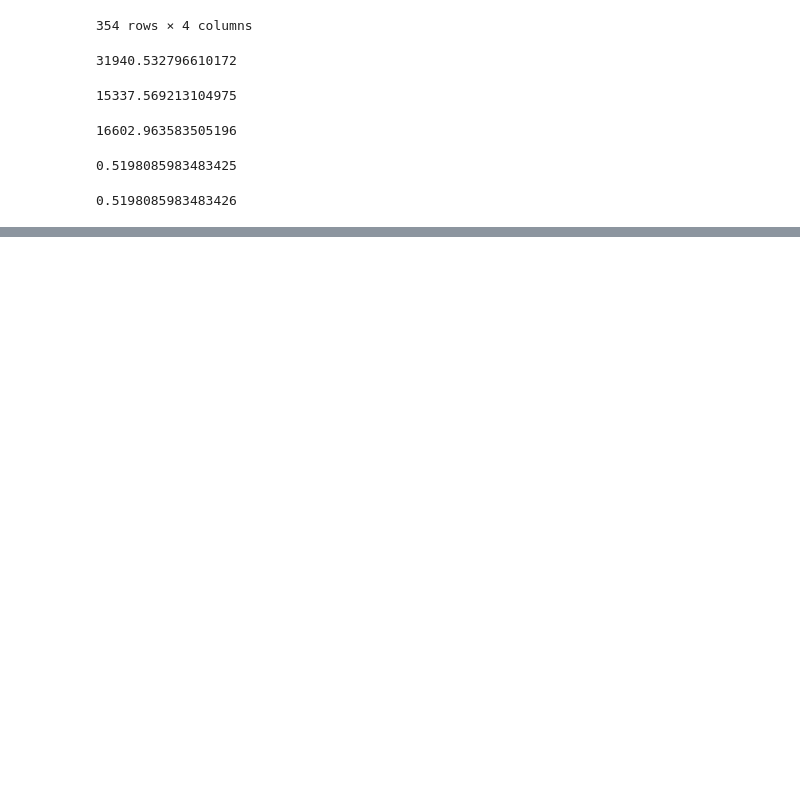
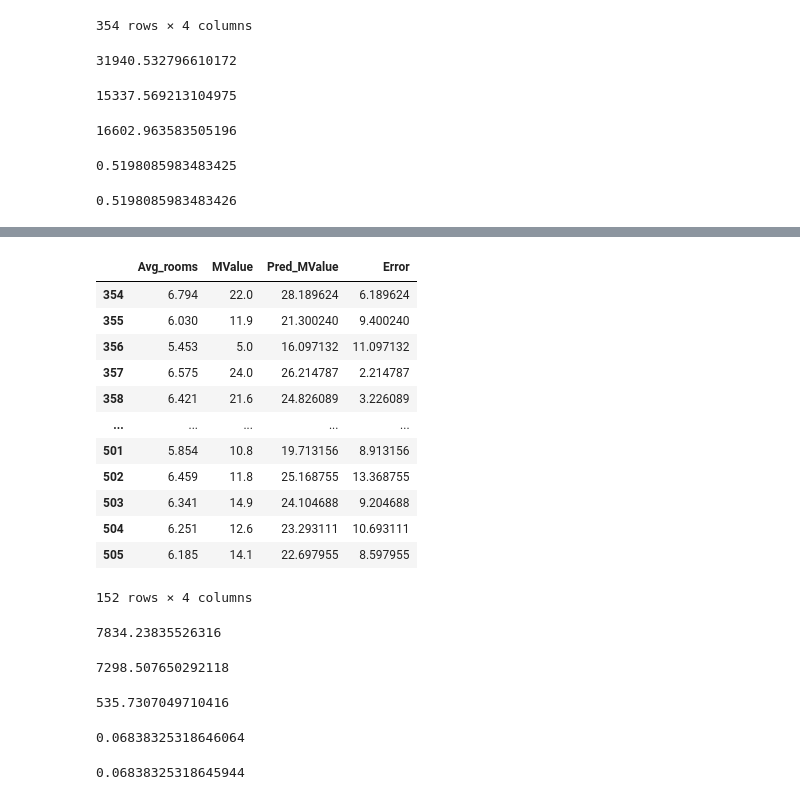
Before and after one commit to swastikbanerjee/AML_Lab, a Jupyter notebook: Lab1.ipynb, the cells around one changed output, grey strips where cells are left out. Cells and saved outputs as stored; diff of their text form; code cells hidden in the pictures; blank space fills up the shorter version.

```diff
--- a/Lab1.ipynb
+++ b/Lab1.ipynb
@@ -189,0 +236,45 @@ RsqA
+# %%
+df4 = pd.DataFrame({'Avg_rooms ':df3['Avg_rooms '],
+                    'MValue':df3['MValue'],
+                    'Pred_MValue':df3['Pred_MValue'],
+                    'Error':(df3.Pred_MValue-df3.MValue)}) #testing dataset
+df4
+# %% [output]
+|  | Avg_rooms | MValue | Pred_MValue | Error |
+| 354 | 6.794 | 22.0 | 28.189624 | 6.189624 |
+| 355 | 6.030 | 11.9 | 21.300240 | 9.400240 |
+| 356 | 5.453 | 5.0 | 16.097132 | 11.097132 |
+| 357 | 6.575 | 24.0 | 26.214787 | 2.214787 |
+| 358 | 6.421 | 21.6 | 24.826089 | 3.226089 |
+| ... | ... | ... | ... | ... |
+| 501 | 5.854 | 10.8 | 19.713156 | 8.913156 |
+| 502 | 6.459 | 11.8 | 25.168755 | 13.368755 |
+| 503 | 6.341 | 14.9 | 24.104688 | 9.204688 |
+| 504 | 6.251 | 12.6 | 23.293111 | 10.693111 |
+| 505 | 6.185 | 14.1 | 22.697955 | 8.597955 |
+152 rows × 4 columns
+# %%
+SST = sum((df4.MValue - df4.MValue.mean())**2) #check this formula
+SST
+# %% [output]
+7834.23835526316
+# %%
+SSE = sum(df4.Error**2)
+SSE
+# %% [output]
+7298.507650292118
+# %%
+SSR = SST - SSE
+SSR
+# %% [output]
+535.7307049710416
+# %%
+Rsq = SSR/SST
+Rsq
+# %% [output]
+0.06838325318646064
+# %%
+RsqA = model.score(df4[['Avg_rooms ']],df4['MValue'])
+RsqA
+# %% [output]
+0.06838325318645944
```
Also changed, not shown: parts of 5 cells of this notebook.
